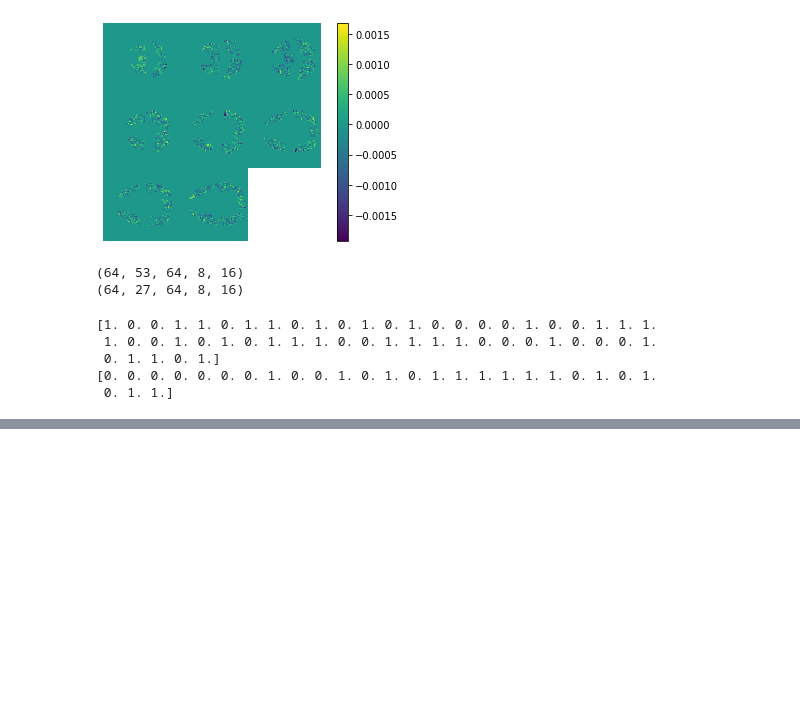
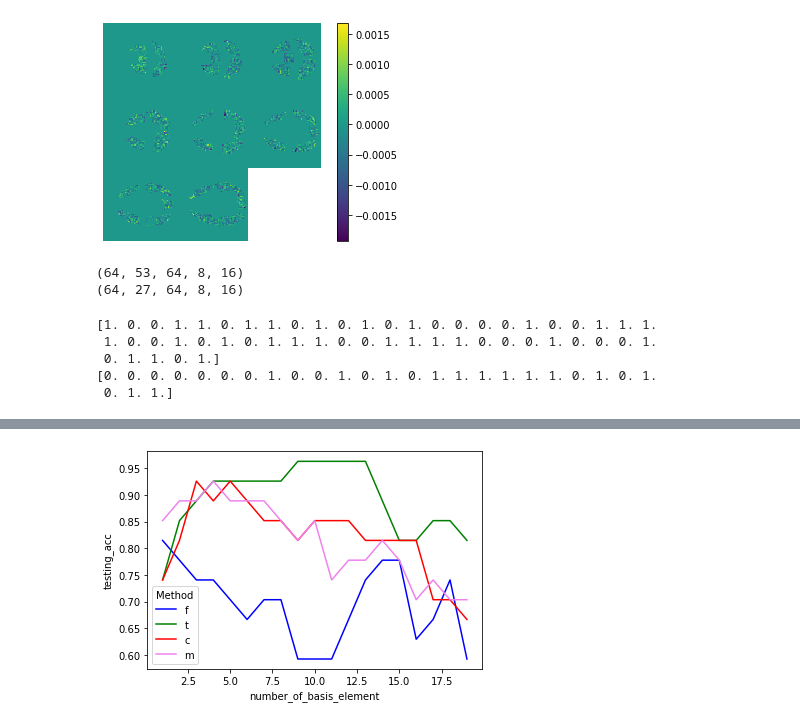
Before and after one commit to elizabethnewman/tensor-fmri, a Jupyter notebook: Star_fmri_with_m_product_hyper_parameter.ipynb, the cells around one changed output, grey strips where cells are left out. Saved outputs shown, nothing was run; the diff lists cells and outputs as text; code cells hidden in the pictures; blank space fills up the shorter version.

```diff
--- a/Star_fmri_with_m_product_hyper_parameter.ipynb
+++ b/Star_fmri_with_m_product_hyper_parameter.ipynb
@@ -229,0 +251,3 @@ train accuracy = 100.00
+# %%
+Merged_Dataset_8 = Merged_Dataset_6.append(Merged_Dataset_7)
+print(Merged_Dataset_8)
@@ -229,0 +269,4 @@ train accuracy = 100.00
+# %%
+ax = sns.lineplot(x="number_of_basis_element", y="testing_acc", hue = "Method", ci = 'sd', data= Merged_Dataset_8, palette=['blue','green','red','violet'], sizes=(10, 10), err_style = "band", markers=True)
+# %% [output]
+[figure, added]
```
Also changed, not shown: parts of 3 cells of this notebook, 4 other files.
